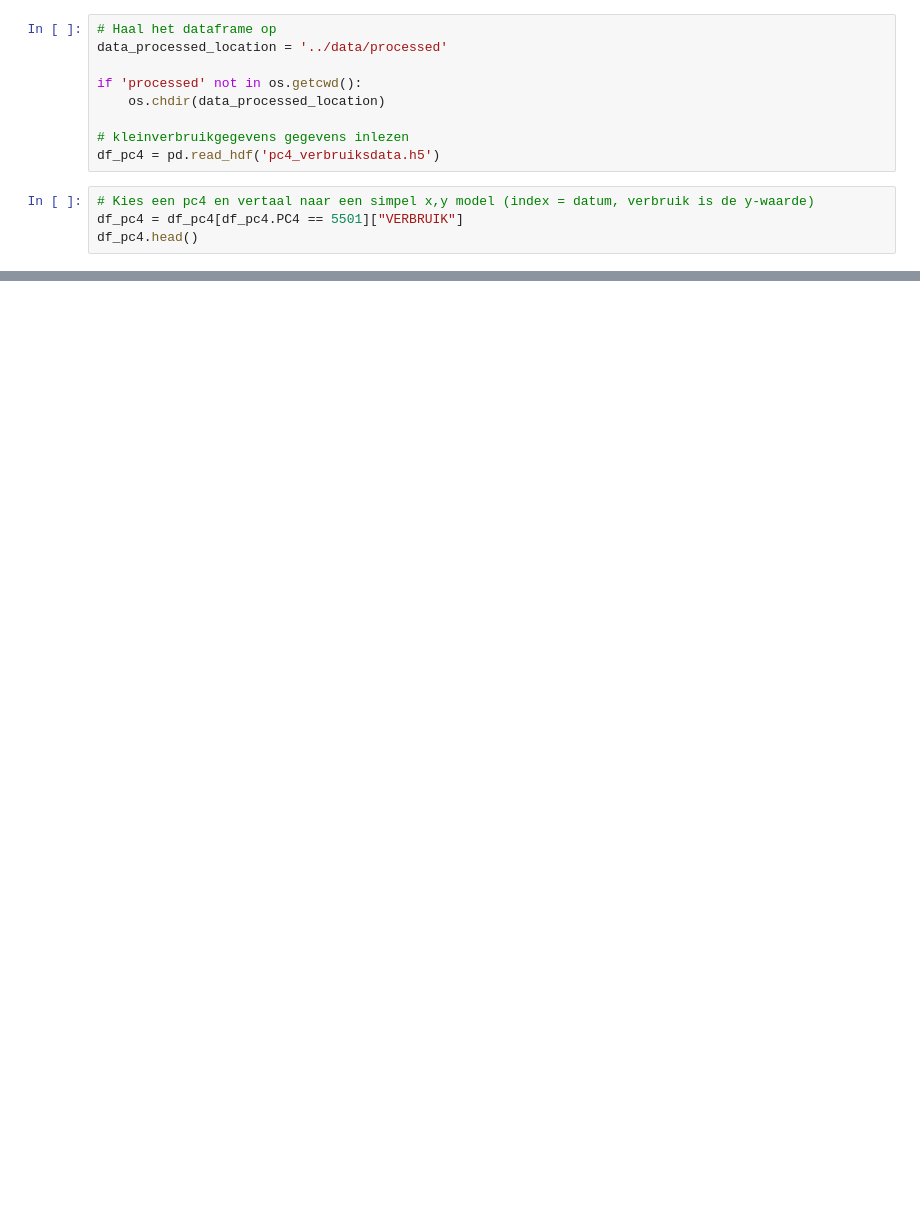
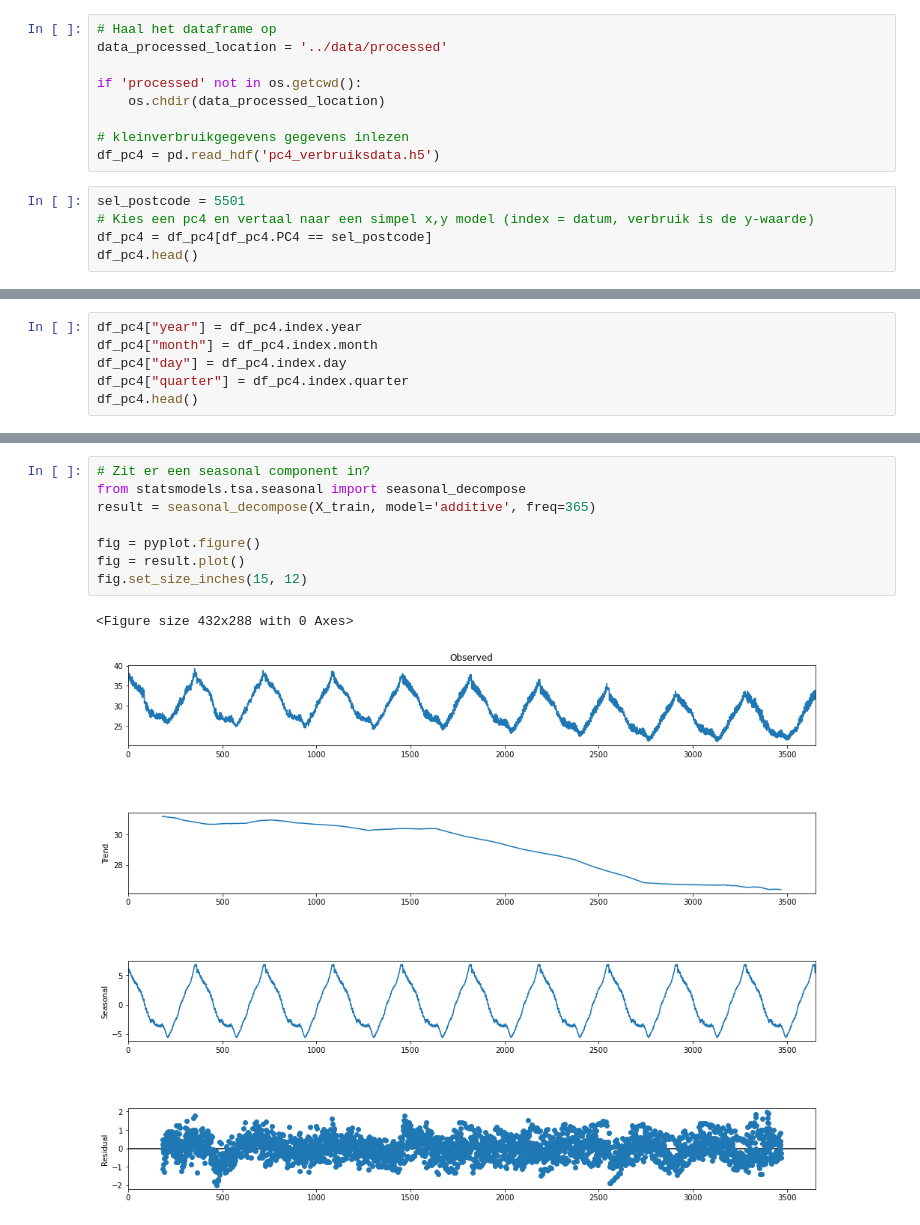
Before and after one commit to processminery/jads_enexis, a Jupyter notebook: notebooks/arima_forecast.ipynb, the cells around one changed output, grey strips where cells are left out. Cells and saved outputs as stored; diff of their text form; blank space fills up the shorter version.

```diff
--- a/notebooks/arima_forecast.ipynb
+++ b/notebooks/arima_forecast.ipynb
@@ -17,7 +23,8 @@ if 'processed' not in os.getcwd():
 # kleinverbruikgegevens gegevens inlezen
 df_pc4 = pd.read_hdf('pc4_verbruiksdata.h5')
 # %%
+sel_postcode = 5501
 # Kies een pc4 en vertaal naar een simpel x,y model (index = datum, verbruik is de y-waarde)
-df_pc4 = df_pc4[df_pc4.PC4 == 5501]["VERBRUIK"]
+df_pc4 = df_pc4[df_pc4.PC4 == sel_postcode]
 df_pc4.head()
 # %% [output]
@@ -58,0 +51,6 @@ Warnings:
+# %%
+df_pc4["year"] = df_pc4.index.year
+df_pc4["month"] = df_pc4.index.month
+df_pc4["day"] = df_pc4.index.day
+df_pc4["quarter"] = df_pc4.index.quarter
+df_pc4.head()
@@ -58,0 +101,11 @@ Warnings:
+# %%
+# Zit er een seasonal component in?
+from statsmodels.tsa.seasonal import seasonal_decompose
+result = seasonal_decompose(X_train, model='additive', freq=365)
+
+fig = pyplot.figure()
+fig = result.plot()
+fig.set_size_inches(15, 12)
+# %% [output]
+<Figure size 432x288 with 0 Axes>
+[figure, added]
```
Also changed, not shown: parts of 24 cells of this notebook, 1 other file.
